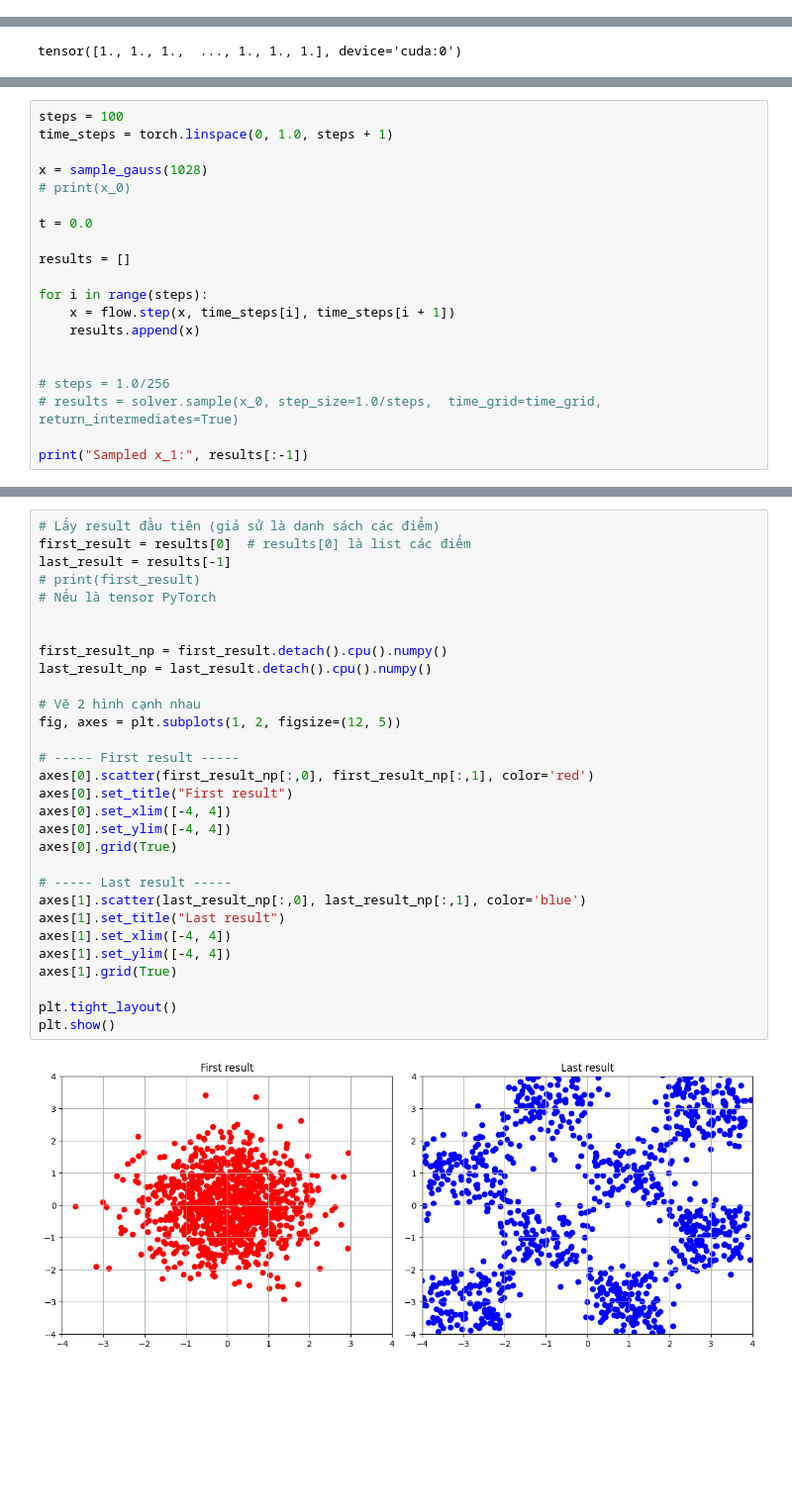
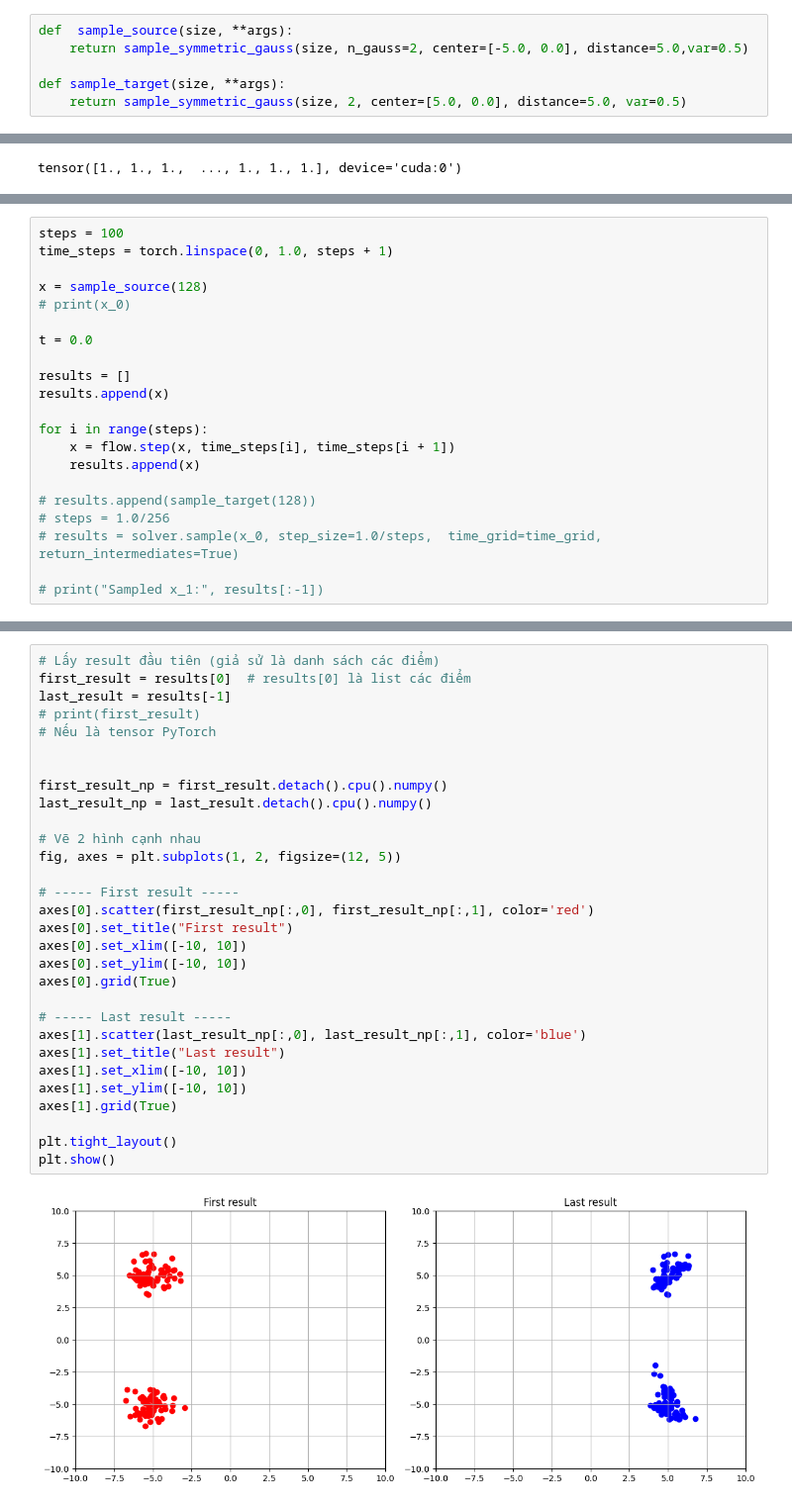
Before and after one commit to snozywolf59/ms2-signal-modelling-by-fm, a Jupyter notebook: demo-code/independent_coupling.ipynb, the cells around one changed output, grey strips where cells are left out. Shown: that part at 99% size. Drawn from its saved outputs; the diff is of its cells as text; blank space fills up the shorter version.

```diff
--- a/demo-code/independent_coupling.ipynb
+++ b/demo-code/independent_coupling.ipynb
@@ -28,0 +62,6 @@ def sample_gauss(batch_size, sigma=1.0):
+# %%
+def  sample_source(size, **args):
+    return sample_symmetric_gauss(size, n_gauss=2, center=[-5.0, 0.0], distance=5.0,var=0.5)
+
+def sample_target(size, **args):
+    return sample_symmetric_gauss(size, 2, center=[5.0, 0.0], distance=5.0, var=0.5)
@@ -103,19 +149,20 @@ Epoch 10000, Loss: 3.5053
 steps = 100
 time_steps = torch.linspace(0, 1.0, steps + 1)
 
-x = sample_gauss(1028)
+x = sample_source(128)
 # print(x_0)
 
 t = 0.0
 
 results = []
+results.append(x)
 
 for i in range(steps):
     x = flow.step(x, time_steps[i], time_steps[i + 1])
     results.append(x)
 
-
+# results.append(sample_target(128))
 # steps = 1.0/256
 # results = solver.sample(x_0, step_size=1.0/steps,  time_grid=time_grid, return_intermediates=True)
 
-print("Sampled x_1:", results[:-1])
+# print("Sampled x_1:", results[:-1])
@@ -140,32 +169,32 @@ Sampled x_1: [tensor([[-1.9108, -0.1386],
 # %%
 # Lấy result đầu tiên (giả sử là danh sách các điểm)
 first_result = results[0]  # results[0] là list các điểm
 last_result = results[-1]
 # print(first_result)
 # Nếu là tensor PyTorch
 
 
 first_result_np = first_result.detach().cpu().numpy()
 last_result_np = last_result.detach().cpu().numpy()
 
 # Vẽ 2 hình cạnh nhau
 fig, axes = plt.subplots(1, 2, figsize=(12, 5))
 
 # ----- First result -----
 axes[0].scatter(first_result_np[:,0], first_result_np[:,1], color='red')
 axes[0].set_title("First result")
-axes[0].set_xlim([-4, 4])
-axes[0].set_ylim([-4, 4])
+axes[0].set_xlim([-10, 10])
+axes[0].set_ylim([-10, 10])
 axes[0].grid(True)
 
 # ----- Last result -----
 axes[1].scatter(last_result_np[:,0], last_result_np[:,1], color='blue')
 axes[1].set_title("Last result")
-axes[1].set_xlim([-4, 4])
-axes[1].set_ylim([-4, 4])
+axes[1].set_xlim([-10, 10])
+axes[1].set_ylim([-10, 10])
 axes[1].grid(True)
 
 plt.tight_layout()
 plt.show()
 # %% [output]
-[figure, old version]
+[figure, new version]
```
Also changed, not shown: parts of 9 cells of this notebook, 6 other files.
